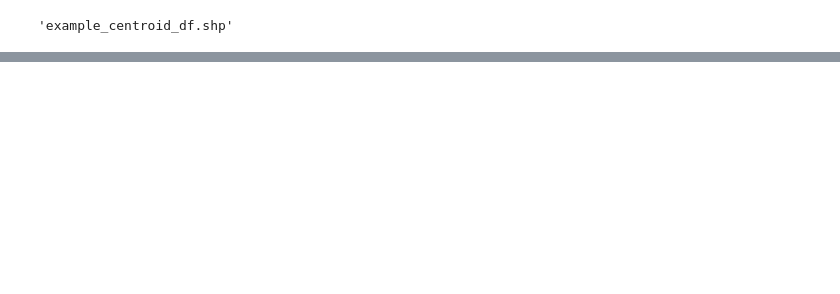
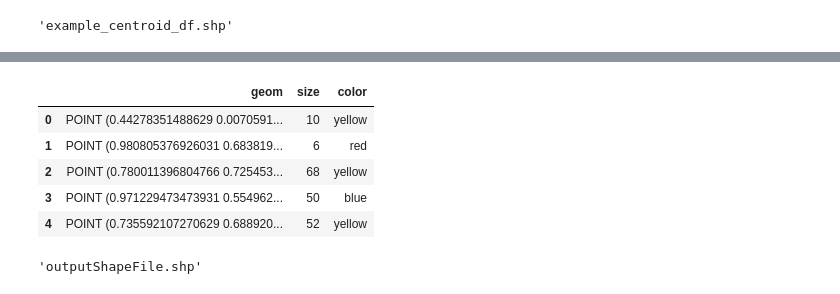
Before and after one commit to FZJ-IEK3-VSA/geokit, a Jupyter notebook: Examples/example_03_vector.ipynb, the cells around one changed output, grey strips where cells are left out. Cells and saved outputs as stored; diff of their text form; code cells hidden in the pictures; blank space fills up the shorter version.

```diff
--- a/Examples/example_03_vector.ipynb
+++ b/Examples/example_03_vector.ipynb
@@ -276,0 +281,33 @@ gk.vector.createVector(federal_states_DE_center_df, output='example_centroid_df.
+# %%
+# Choose an srs for the geometries
+srs = gk.srs.EPSG3035
+
+# Create random point geometries
+geoms = []
+for i in range(200):
+    geoms.append( gk.geom.point(np.random.random(2), srs=srs ))
+# %%
+# Create a DataFrame with collumn called "geom" for the geometries
+df = pd.DataFrame({"geom":geoms})
+# %%
+# Add Attributes for each geometry
+size = np.random.randint(100, size=len(geoms))
+df["size"] = size
+
+color = [["blue","green","red","yellow"][i] for i in np.random.randint(4, size=len(geoms))]
+df["color"] = color
+# %%
+# Show the table for clarification
+df.head()
+# %% [output]
+|  | geom | size | color |
+| 0 | POINT (0.44278351488629 0.0070591... | 10 | yellow |
+| 1 | POINT (0.980805376926031 0.683819... | 6 | red |
+| 2 | POINT (0.780011396804766 0.725453... | 68 | yellow |
+| 3 | POINT (0.971229473473931 0.554962... | 50 | blue |
+| 4 | POINT (0.735592107270629 0.688920... | 52 | yellow |
+# %%
+# Save as a shapefile
+gk.vector.createVector( df, output="outputShapeFile.shp" )
+# %% [output]
+'outputShapeFile.shp'
```
Also changed, not shown: parts of 1 cell of this notebook, 9 other files.
